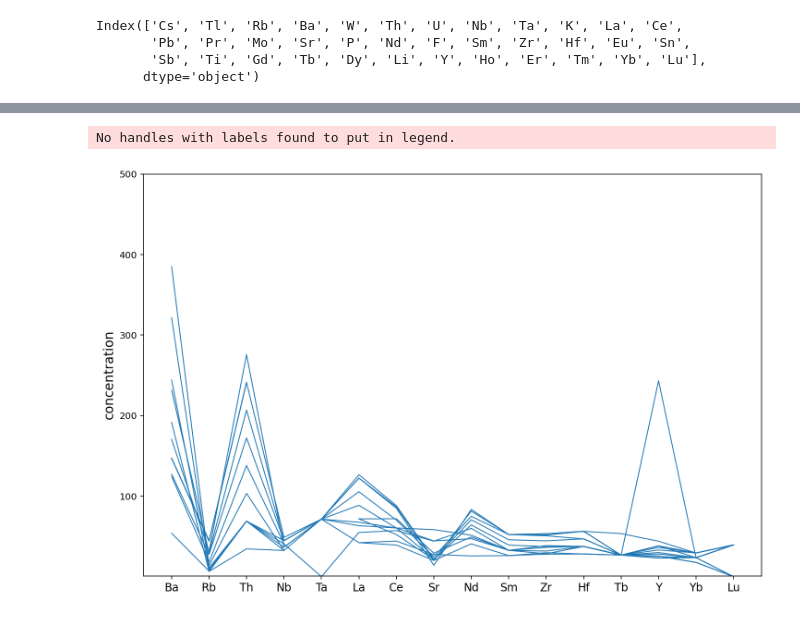
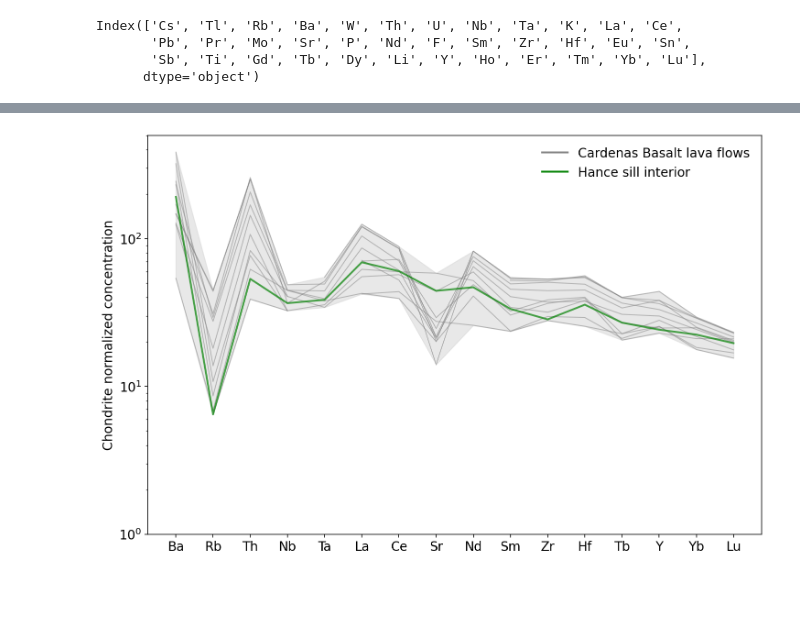
Before and after one commit to Swanson-Hysell-Group/2024_SWLLIP, a Jupyter notebook: code/Grand_Canyon_geochem.ipynb, the cells around one changed output, grey strips where cells are left out. Drawn from its saved outputs; the diff is of its cells as text; code cells hidden in the pictures; blank space fills up the shorter version.

```diff
--- a/code/Grand_Canyon_geochem.ipynb
+++ b/code/Grand_Canyon_geochem.ipynb
@@ -55,5 +93,8 @@ plt.show()
 # %% [markdown]
 ## trace element diagram
+# %%
+Larson1994a_Hance = Larson1994a_trace_data[Larson1994a_trace_data['Flow No.'] == 'HANCE INT'].reset_index(drop=1)
+Larson1994a_Cardenas = Larson1994a_trace_data[Larson1994a_trace_data['Flow No.'] != 'HANCE INT'].reset_index(drop=1)
 # %%
 chondrite = get_reference_composition("Chondrite_SM89")
 CI = chondrite.set_units("ppm")
@@ -76,5 +110,6 @@ trace_elements = ['Ba', 'Rb', 'Th', 'Nb', 'Ta', 'La', 'Ce', 'Sr', 'Nd',
 trace_elements_chondrite = ['Ba', 'Rb', 'Th', 'Nb', 'Ta', 'La', 'Ce', 'Sr', 'Nd',
                   'Sm', 'Zr', 'Hf', 'Tb', 'Y', 'Yb', 'Lu']
 # %%
-chondrite.comp[trace_elements_chondrite].values[0]
+Larson1994a_Cardenas_bounds = Larson1994a_Cardenas[trace_elements].agg([min, max])/chondrite.comp[trace_elements_chondrite].values[0]
+Larson1994a_Cardenas_bounds
 # %% [output]
@@ -83,17 +119,24 @@ array([2.41  , 2.32  , 0.029 , 0.246 , 0.014 , 0.237 , 0.612 , 7.26  ,
 # %%
 fig, ax = plt.subplots(1, figsize = (12, 8))
 
-for i in range(Larson1994a_trace_data.shape[0]):
+for i in range(Larson1994a_Cardenas.shape[0]):
 
-    ax.plot(trace_elements, Larson1994a_trace_data[trace_elements].iloc[i]/chondrite.comp[trace_elements_chondrite].values[0],
-            color = 'C0', markersize=5)
+    ax.plot(trace_elements, Larson1994a_Cardenas[trace_elements].iloc[i]/chondrite.comp[trace_elements_chondrite].values[0],
+            color = 'gray', lw=1, alpha=0.5)
 
-# plt.yscale('log')
+ax.plot(trace_elements, Larson1994a_Hance[trace_elements].iloc[0]/chondrite.comp[trace_elements_chondrite].values[0],
+            color = 'green', lw=2, alpha=0.7, label='Hance sill interior')
+ax.fill_between(trace_elements, Larson1994a_Cardenas_bounds.loc['max'], Larson1994a_Cardenas_bounds.loc['min'], color='lightgrey', alpha=0.5)
+custom_lines = [Line2D([0], [0], color='gray', lw=2),
+                Line2D([0], [0], color='green', lw=2)]
+
+plt.yscale('log')
 plt.ylim(1, 500)
-plt.ylabel('concentration', fontsize=14)
-plt.xticks(fontsize=12)
-plt.legend(loc='upper right', fontsize=14)
-plt.show(fig)
+plt.ylabel('Chondrite normalized concentration', fontsize=14)
+plt.xticks(fontsize=14)
+plt.yticks(fontsize=14)
+plt.legend(custom_lines, ['Cardenas Basalt lava flows', 'Hance sill interior'], fontsize=14, loc='upper right')
+plt.savefig('./code_output/Larson1994a_trace_elements.pdf', bbox_inches='tight')
+plt.show()
 # %% [output]
-No handles with labels found to put in legend.
-[figure, old version]
+[figure, new version]
```
Also changed, not shown: parts of 12 cells of this notebook, 1 other file.
